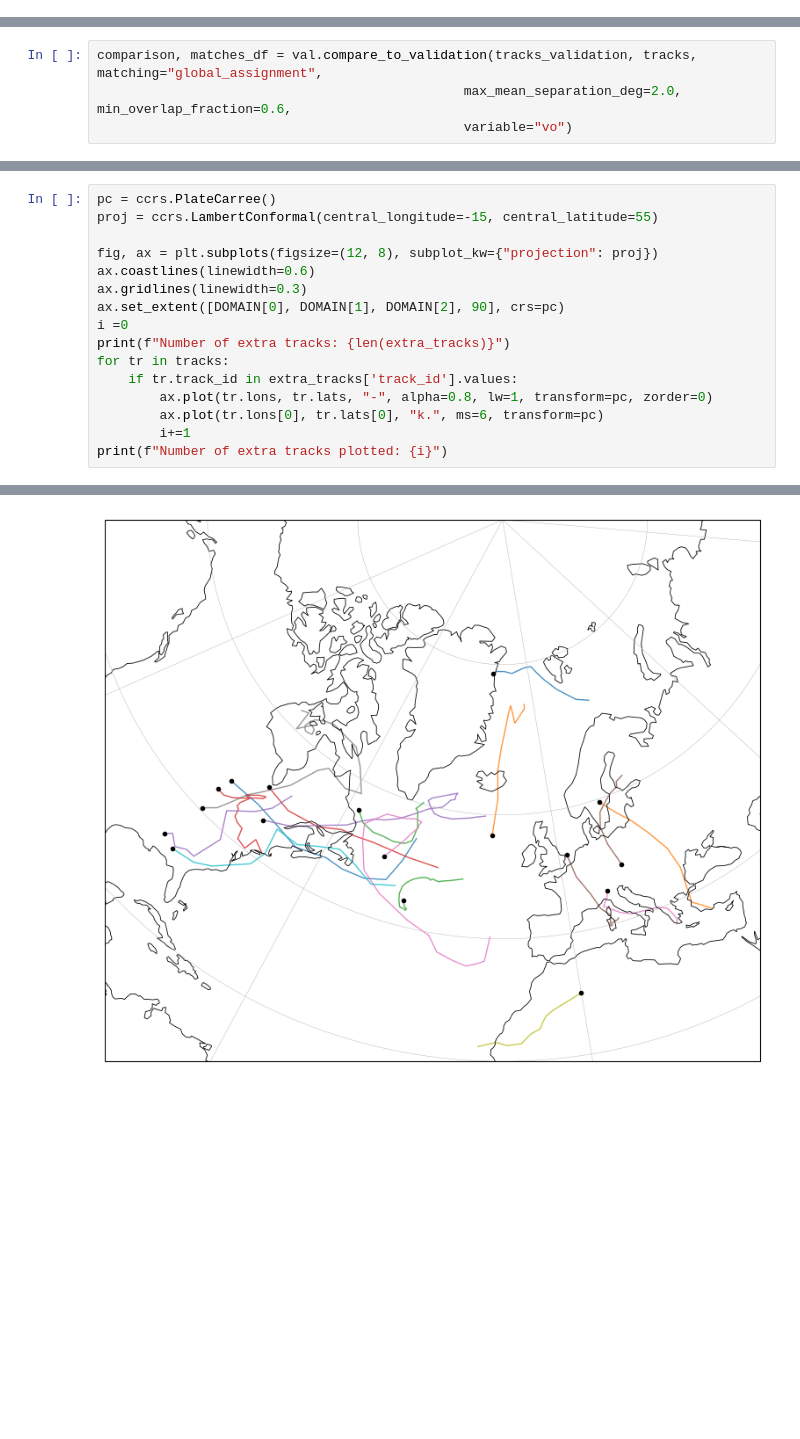
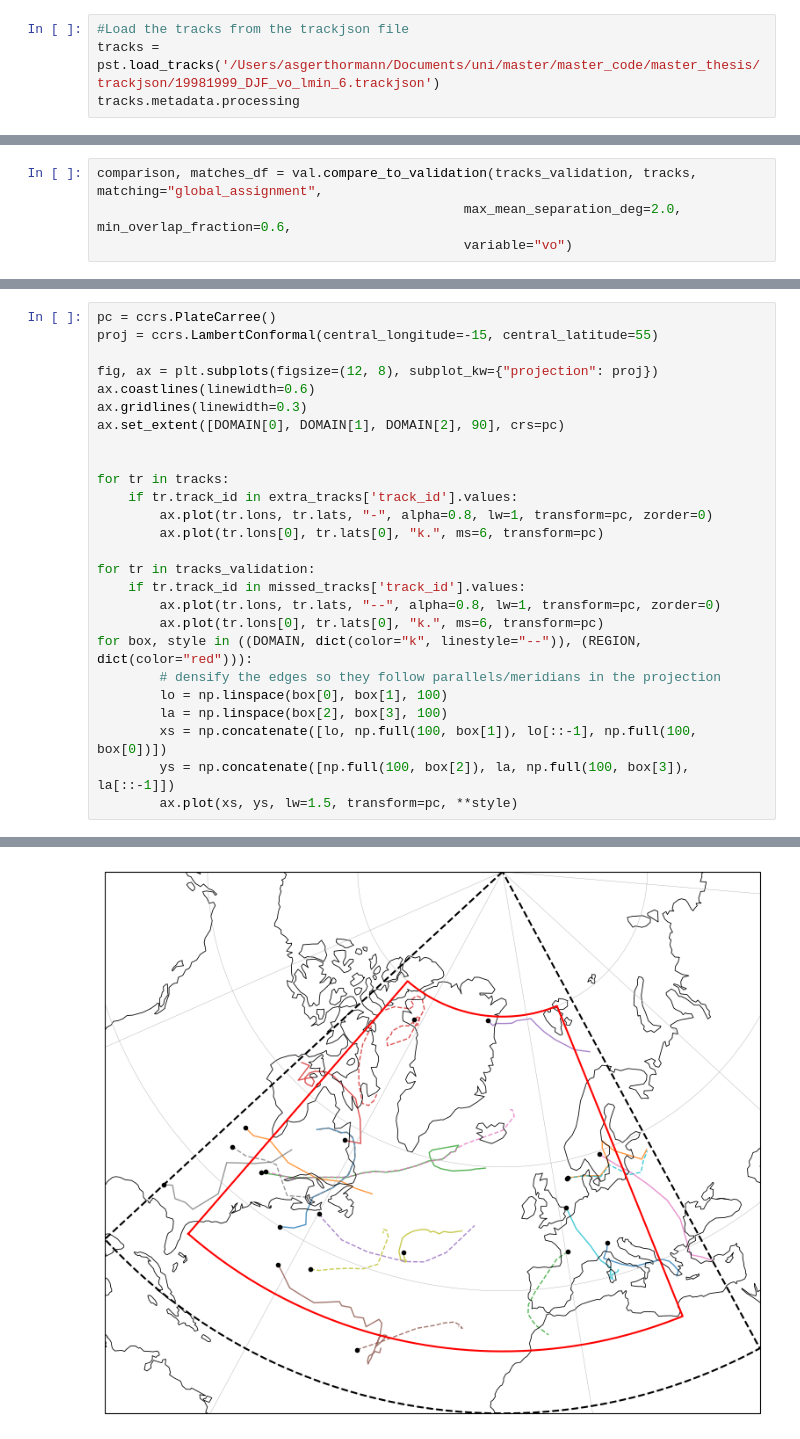
Before and after one commit to AThormann/master_thesis, a Jupyter notebook: experiments/validation_tracks/globe_track_validation_spectral_taper.ipynb, the cells around one changed output, grey strips where cells are left out. Cells and saved outputs as stored; diff of their text form; blank space fills up the shorter version.

```diff
--- a/experiments/validation_tracks/globe_track_validation_spectral_taper.ipynb
+++ b/experiments/validation_tracks/globe_track_validation_spectral_taper.ipynb
@@ -45,0 +33,4 @@ df_validation
+# %%
+#Load the tracks from the trackjson file
+tracks = pst.load_tracks('/Users/asgerthormann/Documents/uni/master/master_code/master_thesis/trackjson/19981999_DJF_vo_lmin_6.trackjson')
+tracks.metadata.processing
@@ -347,12 +373,22 @@ fig, ax = plt.subplots(figsize=(12, 8), subplot_kw={"projection": proj})
 ax.coastlines(linewidth=0.6)
 ax.gridlines(linewidth=0.3)
 ax.set_extent([DOMAIN[0], DOMAIN[1], DOMAIN[2], 90], crs=pc)
-i =0
-print(f"Number of extra tracks: {len(extra_tracks)}")
+
+
 for tr in tracks:
     if tr.track_id in extra_tracks['track_id'].values:
         ax.plot(tr.lons, tr.lats, "-", alpha=0.8, lw=1, transform=pc, zorder=0)
         ax.plot(tr.lons[0], tr.lats[0], "k.", ms=6, transform=pc)
-        i+=1
-print(f"Number of extra tracks plotted: {i}")
+
+for tr in tracks_validation:
+    if tr.track_id in missed_tracks['track_id'].values:
+        ax.plot(tr.lons, tr.lats, "--", alpha=0.8, lw=1, transform=pc, zorder=0)
+        ax.plot(tr.lons[0], tr.lats[0], "k.", ms=6, transform=pc)
+for box, style in ((DOMAIN, dict(color="k", linestyle="--")), (REGION, dict(color="red"))):
+        # densify the edges so they follow parallels/meridians in the projection
+        lo = np.linspace(box[0], box[1], 100)
+        la = np.linspace(box[2], box[3], 100)
+        xs = np.concatenate([lo, np.full(100, box[1]), lo[::-1], np.full(100, box[0])])
+        ys = np.concatenate([np.full(100, box[2]), la, np.full(100, box[3]), la[::-1]])
+        ax.plot(xs, ys, lw=1.5, transform=pc, **style)
 # %% [output]
@@ -361 +395 @@ Number of extra tracks plotted: 17
-[figure, old version]
+[figure, new version]
```
Also changed, not shown: parts of 20 cells of this notebook, 5 other files.
